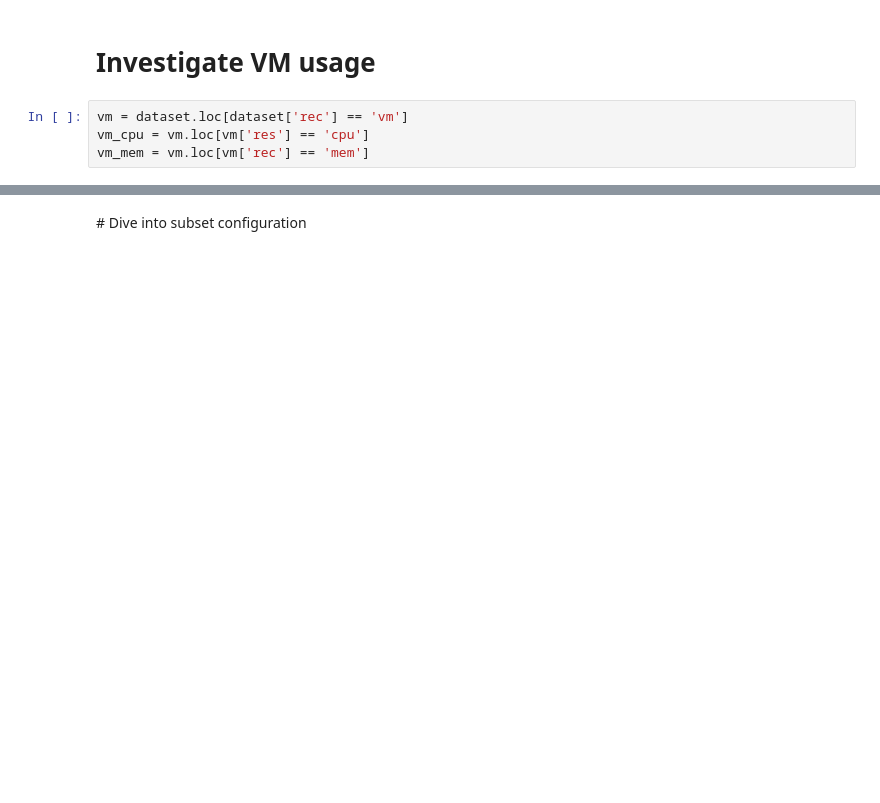
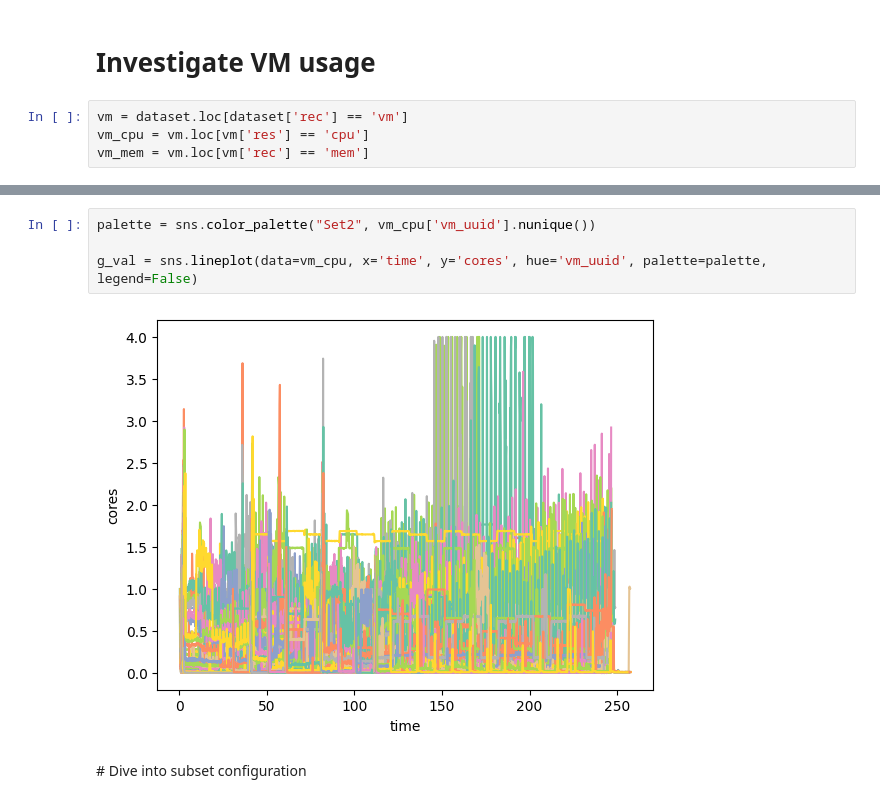
Before and after one commit to jacquetpi/VMSlack, a Jupyter notebook: investigation.ipynb, the cells around one changed output, grey strips where cells are left out. Saved outputs shown, nothing was run; the diff lists cells and outputs as text; blank space fills up the shorter version.

```diff
--- a/investigation.ipynb
+++ b/investigation.ipynb
@@ -66,2 +67,8 @@ g_config = sns.lineplot(data=vm_cpu, x='tmp', y='config', hue='subset', palette=
+# %%
+palette = sns.color_palette("Set2", vm_cpu['vm_uuid'].nunique())
+
+g_val = sns.lineplot(data=vm_cpu, x='time', y='cores', hue='vm_uuid', palette=palette, legend=False)
+# %% [output]
+[figure, added]
 # %% [markdown]
 # Dive into subset configuration
```
Also changed, not shown: parts of 15 cells of this notebook, 7 other files.
